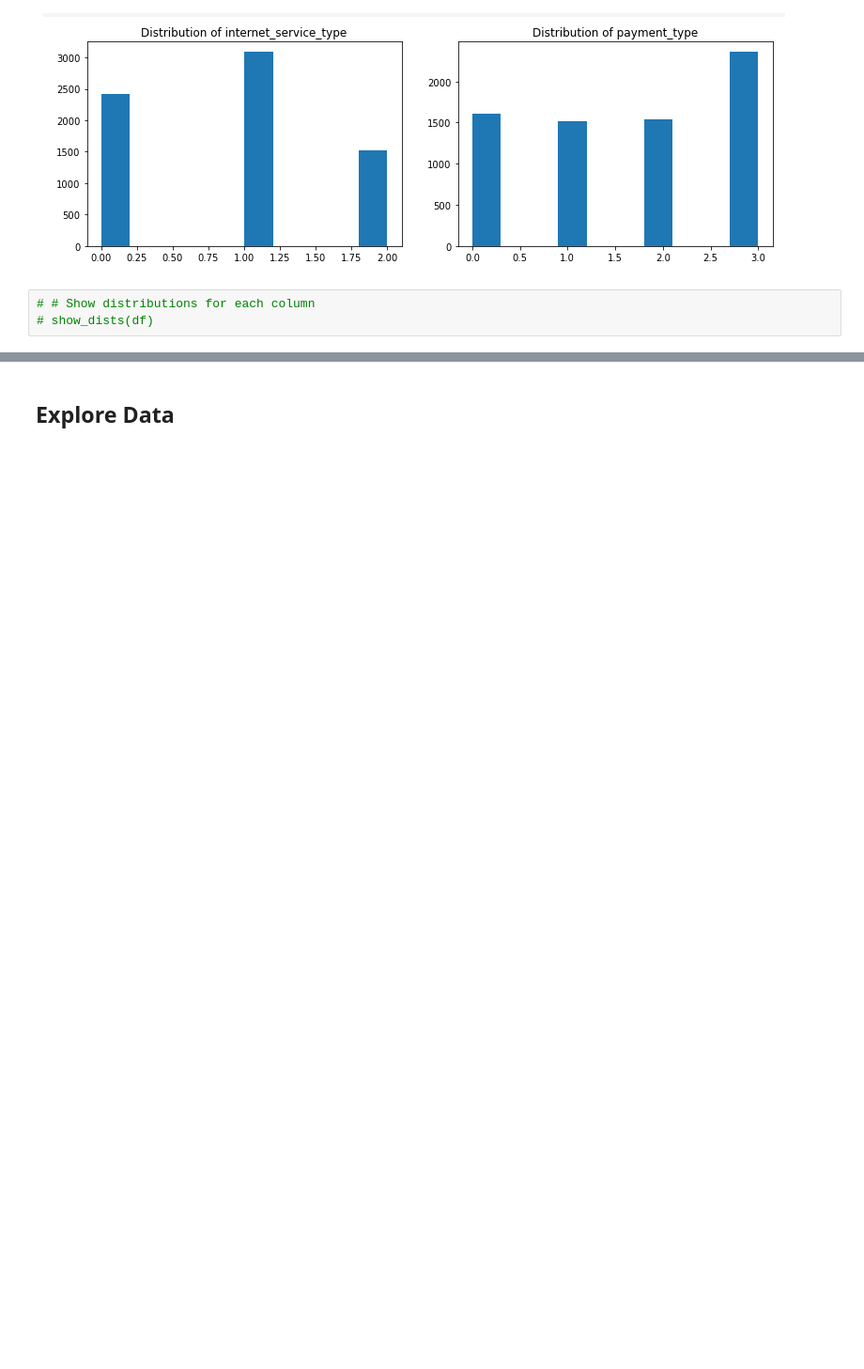
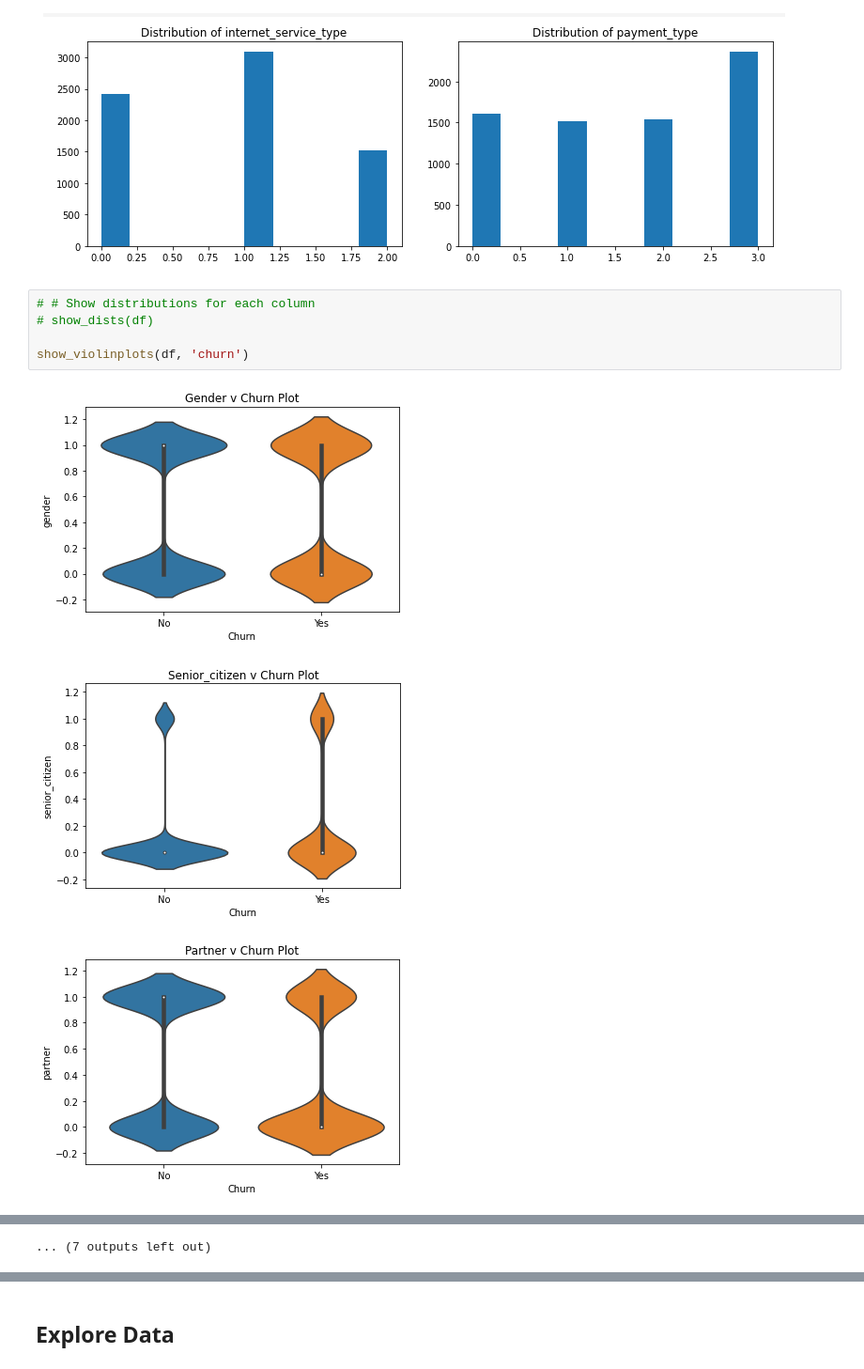
Before and after one commit to CharlesAtchison/telco_churn_project, a Jupyter notebook: final_notebook.ipynb, the cells around one changed output, grey strips where cells are left out. Shown at 94% size. Saved outputs shown, nothing was run; the diff lists cells and outputs as text; blank space fills up the shorter version.

```diff
--- a/final_notebook.ipynb
+++ b/final_notebook.ipynb
@@ -199,3 +207,9 @@ data_desc = format_data_description(df)
 # %%
 # # Show distributions for each column
 # show_dists(df)
+
+show_violinplots(df, 'churn')
+# %% [output]
+[figure, added]
+[figure, added]
+[figure, added]
@@ -201,0 +225 @@ data_desc = format_data_description(df)
+... (7 outputs left out)
```
Also changed, not shown: parts of 30 cells of this notebook, 4 other files.
